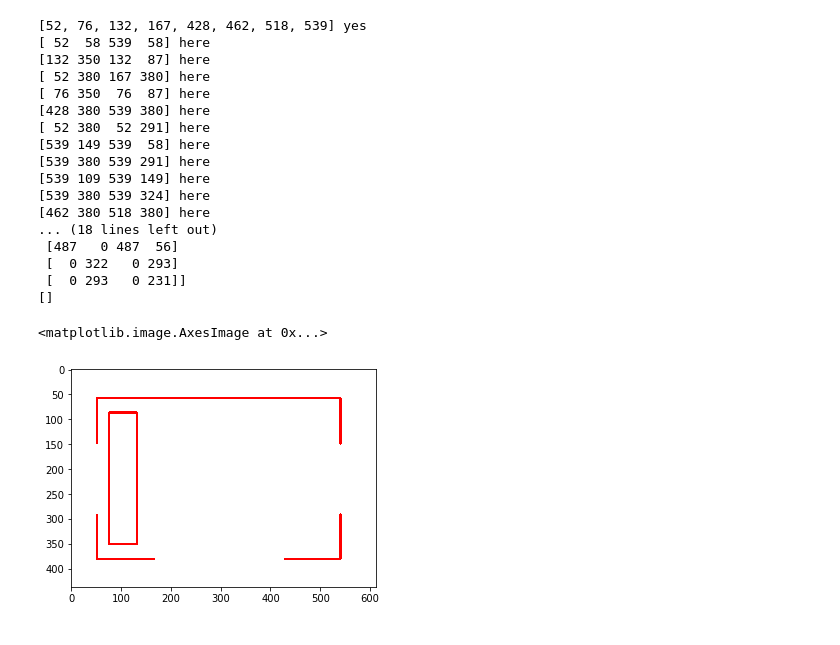
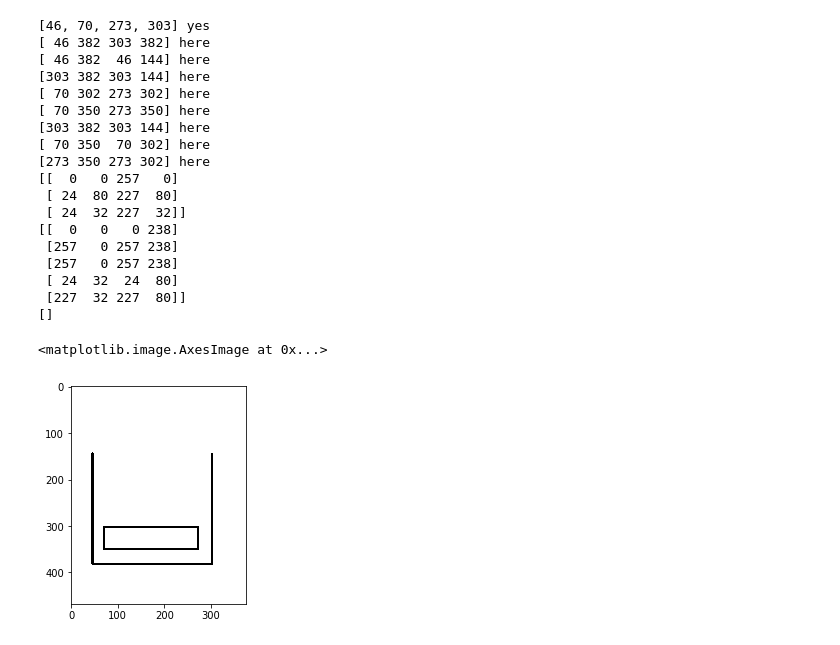
Before and after one commit to ahmhekal/Drawings_To_autoCad, a Jupyter notebook: first.ipynb, the cells around one changed output. Saved outputs shown, nothing was run; the diff lists cells and outputs as text; code cells hidden in the pictures.

Commit message:
circles with lines (initial)

```diff
--- a/first.ipynb
+++ b/first.ipynb
@@ -32,13 +32,19 @@ def im_in(n, array):
 
     return False
 
-test = cv2.imread("test5.jpg")
+test = cv2.imread("proposal_t.png")
+
+white=cv2.imread('white12.png')
+gray = cv2.cvtColor(test, cv2.COLOR_BGR2GRAY)
+edges = cv2.Canny(gray, 50, 200)
+lines = cv2.HoughLinesP(edges, 1, np.pi/180, 50, minLineLength=0, maxLineGap=0)
 
 
-white=cv2.imread('white5.jpg')
-gray = cv2.cvtColor(test, cv2.COLOR_BGR2GRAY)
-edges = cv2.Canny(gray, 50, 200)
-lines = cv2.HoughLinesP(edges, 1, np.pi/180, 50, minLineLength=0, maxLineGap=2)
+
+
+
+
+
 
 
 new_lines=[]
@@ -110,7 +116,7 @@ for i in range(len(new_lines)):
 
 for i in range(len(new_lines)):
     x1, y1, x2, y2 = new_lines[i]
-    cv2.line(white, (x1, y1), (x2, y2), (255, 0, 0), 3)
+    cv2.line(white, (x1, y1), (x2, y2), (0, 0, 0), 3)
 #x1, y1, x2, y2 = new_lines[8]
 #cv2.line(white, (x1, y1), (x2, y2), (255, 0, 0), 3)
 for i in new_lines:
@@ -131,47 +137,48 @@ for i in range(len(new_lines)):
 
     new_lines[i][1]=maxy-new_lines[i][1]
     new_lines[i][3]=maxy-new_lines[i][3]
 
 
 horizontal=[]
 vertical=[]
 general_line=[]
 
 for i in new_lines:
     if i[0]==i[2]:
         vertical.append(i)
     elif i[1]==i[3]:
         horizontal.append(i)
     else:
         general_line.append(i)
 
 horizontal = np.array(horizontal)
 vertical = np.array(vertical)
 
 print(horizontal)
 print(vertical)
 print(general_line)
 # Show result
 
 
 plt.imshow(white)
 # %% [output]
-[52, 76, 132, 167, 428, 462, 518, 539] yes
-[ 52  58 539  58] here
-[132 350 132  87] here
-[ 52 380 167 380] here
-[ 76 350  76  87] here
-[428 380 539 380] here
-[ 52 380  52 291] here
-[539 149 539  58] here
-[539 380 539 291] here
-[539 109 539 149] here
-[539 380 539 324] here
-[462 380 518 380] here
-... (18 lines left out)
- [487   0 487  56]
- [  0 322   0 293]
- [  0 293   0 231]]
+[46, 70, 273, 303] yes
+[ 46 382 303 382] here
+[ 46 382  46 144] here
+[303 382 303 144] here
+[ 70 302 273 302] here
+[ 70 350 273 350] here
+[303 382 303 144] here
+[ 70 350  70 302] here
+[273 350 273 302] here
+[[  0   0 257   0]
+ [ 24  80 227  80]
+ [ 24  32 227  32]]
+[[  0   0   0 238]
+ [257   0 257 238]
+ [257   0 257 238]
+ [ 24  32  24  80]
+ [227  32 227  80]]
 []
 <matplotlib.image.AxesImage at 0x...>
-[figure, old version]
+[figure, new version]
```
Also changed, not shown: parts of 4 cells of this notebook, 27 other files.
